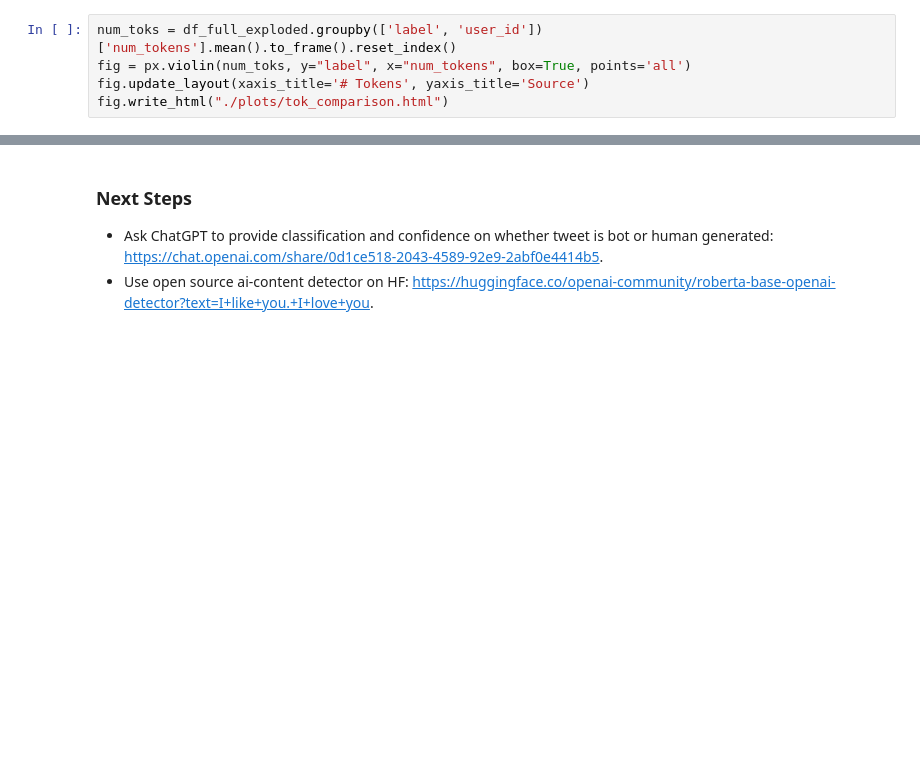
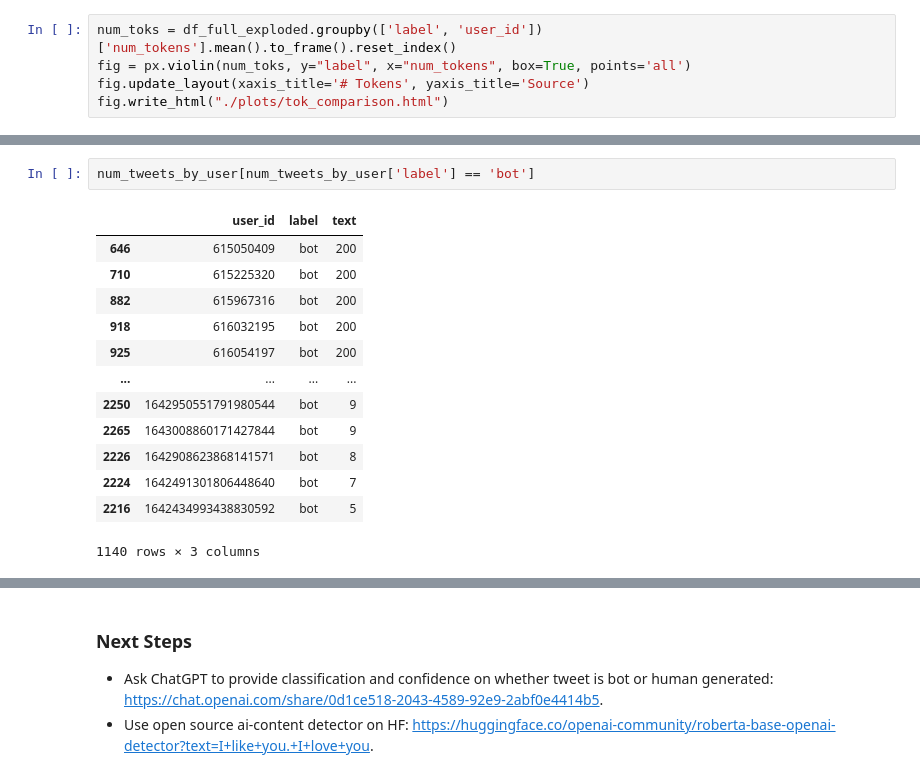
Before and after one commit to amanichopra/ai-powered-bots-on-social-media, a Jupyter notebook: eda.ipynb, the cells around one changed output, grey strips where cells are left out. Cells and saved outputs as stored; diff of their text form; blank space fills up the shorter version.

```diff
--- a/eda.ipynb
+++ b/eda.ipynb
@@ -184,0 +215,16 @@ fig.write_html("./plots/tok_comparison.html")
+# %%
+num_tweets_by_user[num_tweets_by_user['label'] == 'bot']
+# %% [output]
+|  | user_id | label | text |
+| 646 | 615050409 | bot | 200 |
+| 710 | 615225320 | bot | 200 |
+| 882 | 615967316 | bot | 200 |
+| 918 | 616032195 | bot | 200 |
+| 925 | 616054197 | bot | 200 |
+| ... | ... | ... | ... |
+| 2250 | 1642950551791980544 | bot | 9 |
+| 2265 | 1643008860171427844 | bot | 9 |
+| 2226 | 1642908623868141571 | bot | 8 |
+| 2224 | 1642491301806448640 | bot | 7 |
+| 2216 | 1642434993438830592 | bot | 5 |
+1140 rows × 3 columns
```
Also changed, not shown: parts of 28 cells of this notebook, 2 other files.
